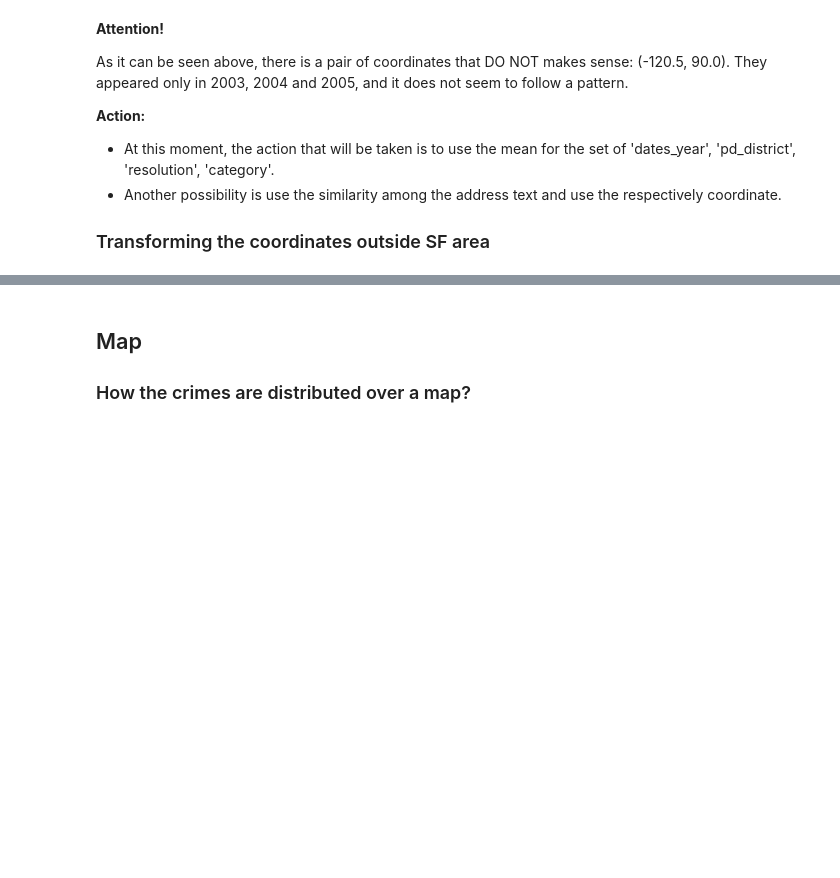
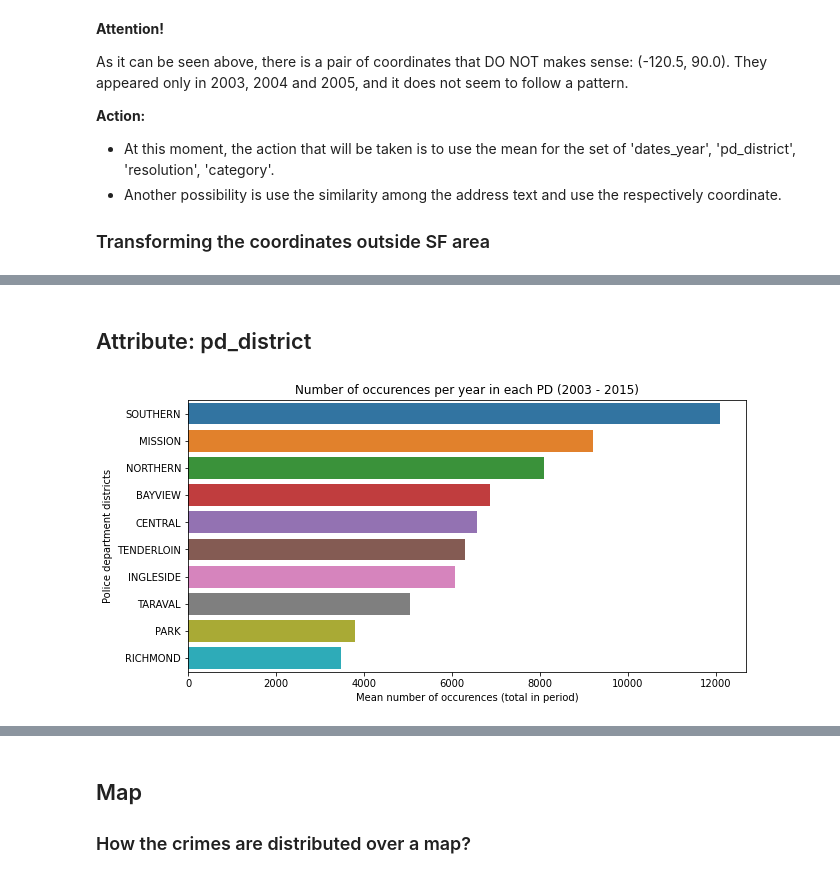
Before and after one commit to marcodeamicis/sf_crime, a Jupyter notebook: notebooks/1_business_and_data_understanding_suto.ipynb, the cells around one changed output, grey strips where cells are left out. Cells and saved outputs as stored; diff of their text form; code cells hidden in the pictures; blank space fills up the shorter version.

```diff
--- a/notebooks/1_business_and_data_understanding_suto.ipynb
+++ b/notebooks/1_business_and_data_understanding_suto.ipynb
@@ -256,0 +298,18 @@ memory usage: 80.4+ MB
+# %% [markdown]
+## Attribute: pd_district
+# %%
+# Creating dataframe that will be used to produce the graph.
+df_graph = df_evaluation.groupby(by=['pd_district', 'dates_year']).agg({'address': 'count'}).rename(
+    columns={'address': 'count'}).reset_index()
+df_graph = df_graph.groupby(by=['pd_district']).agg({'count': 'mean'}).reset_index()
+df_graph.sort_values(by=['count'], inplace=True, ascending=False)
+
+# Graph
+fig, ax = plt.subplots(figsize=(10, 5))
+sns.barplot(data=df_graph, y='pd_district', x='count', ax=ax)
+ax.set(
+    xlabel='Mean number of occurences (total in period)', ylabel='Police department districts',
+    title=f"Number of occurences per year in each PD ({df_evaluation['dates_year'].min()} - {df_evaluation['dates_year'].max()})"
+);
+# %% [output]
+[figure, added]
```
Also changed, not shown: parts of 26 cells of this notebook.
